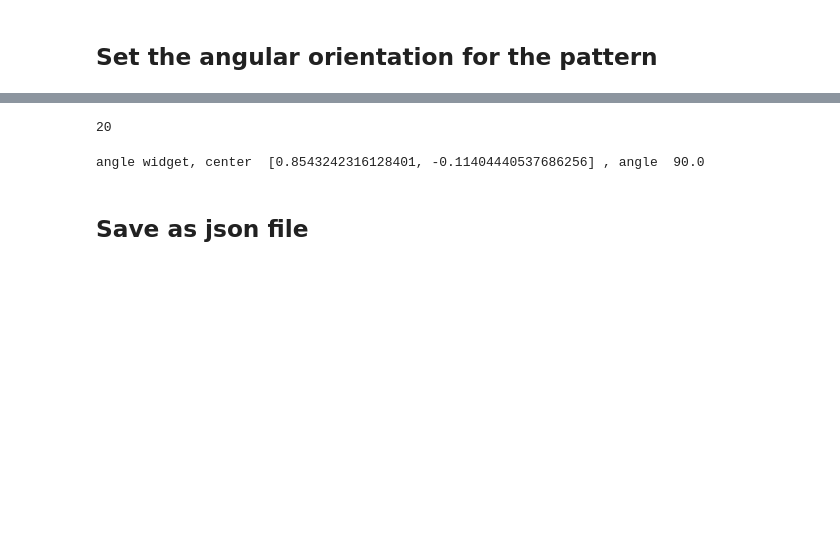
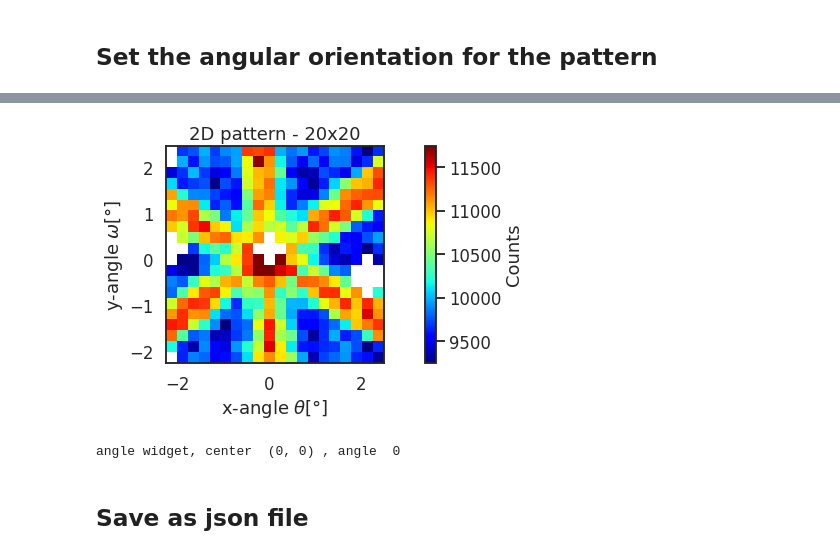
Before and after one commit to edbosne/pyfdd, a Jupyter notebook: examples/notebook_dp_pad.ipynb, the cells around one changed output, grey strips where cells are left out. Saved outputs shown, nothing was run; the diff lists cells and outputs as text; code cells hidden in the pictures; blank space fills up the shorter version.

```diff
--- a/examples/notebook_dp_pad.ipynb
+++ b/examples/notebook_dp_pad.ipynb
@@ -22,3 +23,5 @@ filename2 = "/home/user/path/to/pattern_2.2db"
+# %%
+filename = "../test_pyfdd/data_files/pad_dp_2M.txt"
 # %% [markdown]
 ## Creating the DataPattern
 
@@ -26,8 +29,8 @@ The arguments to create a data pattern are the path to the data matrix, the numb
 
 Two DataPattern can be added together.
 # %%
-dp1 = pyfdd.DataPattern(file_path=filename1)
-dp2 = pyfdd.DataPattern(file_path=filename2)
+dp1 = pyfdd.DataPattern(file_path=filename)
+dp2 = dp1*1.5
 dp = dp1 + dp2
 # %% [markdown]
 ## Manipulation of the data pattern
@@ -56,9 +59,9 @@ dp.remove_edge_pixel(1)
 # %% [markdown]
 ## Set the angular orientation for the pattern
 # %%
-%matplotlib notebook
+%matplotlib inline
 fg = plt.figure()
-ax = fg.add_subplot('111')
-dp.draw(ax, percentiles=(0.01, 0.99), plot_type='pixels')
-#dp.get_angle_tool()
+ax = fg.add_subplot(1,1,1)
+dp_plotter = dp.draw(ax, percentiles=(0.01, 0.99), plot_type='pixels')
+#dp_plotter.get_angle_tool()  # use with %matplotlib notebook
 # %% [output]
@@ -67,11 +68,11 @@ dp.draw(ax, percentiles=(0.01, 0.99), plot_type='pixels')
-20
+[figure, added]
 # %%
 print('angle widget, center ', dp.center, ', angle ', dp.angle)
 # set_fit_region uses the angular values from the orientation
 # but these can also be set in the function input
 dp.set_fit_region(distance=2.8)
 # %% [output]
-angle widget, center  [0.8543242316128401, -0.11404440537686256] , angle  90.0
+angle widget, center  (0, 0) , angle  0
 # %% [markdown]
 ## Save as json file
 # %%
```
Also changed, not shown: parts of 4 cells of this notebook, 16 other files.
